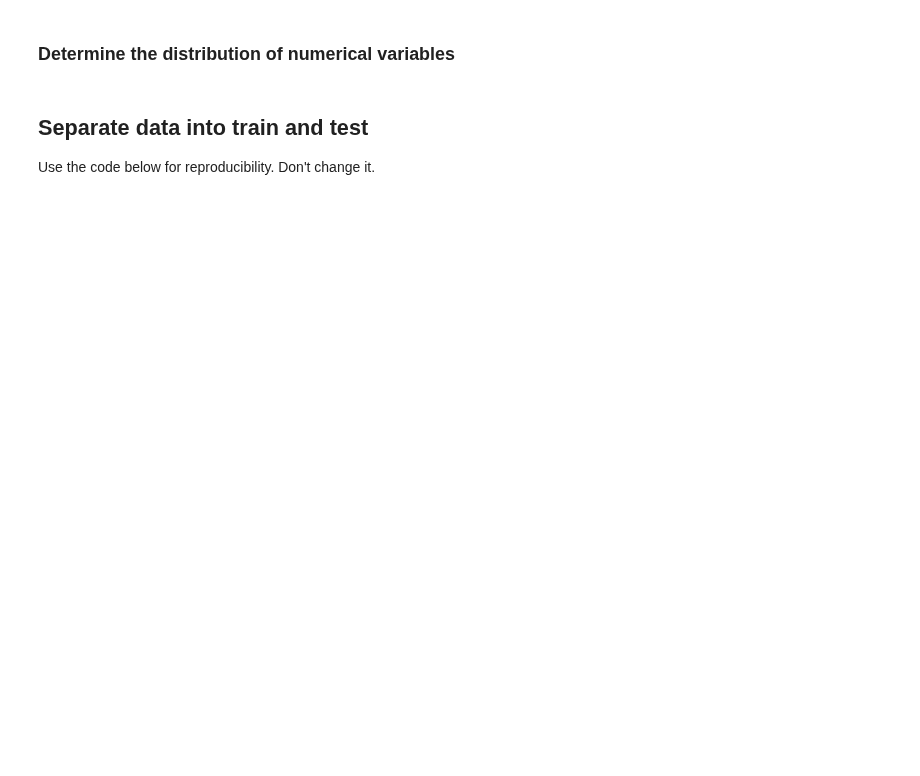
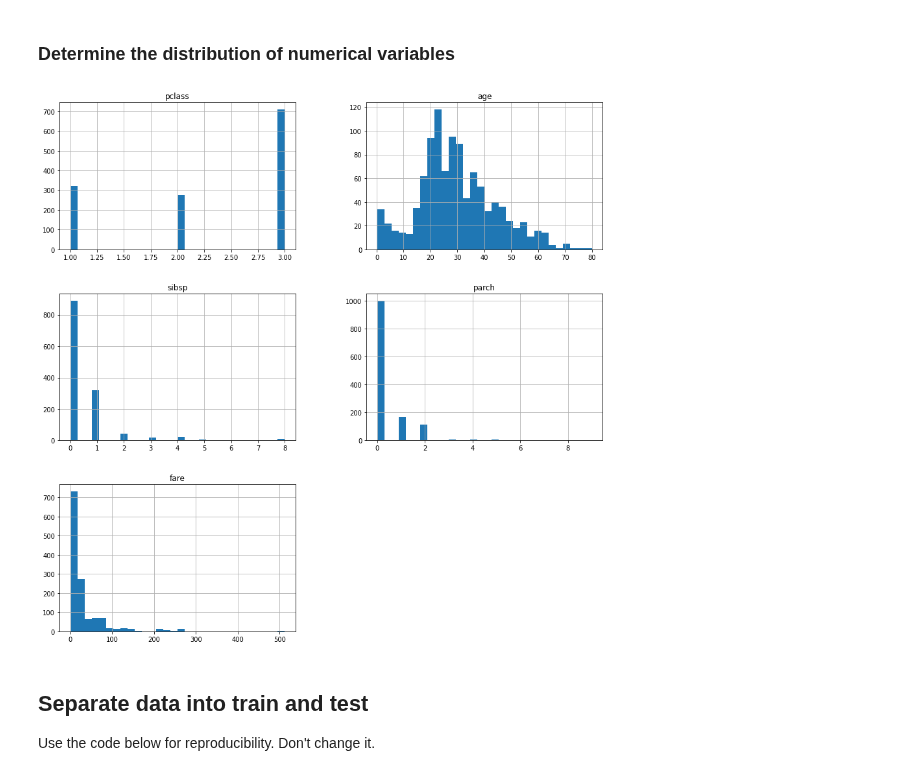
Before and after one commit to trainindata/deploying-machine-learning-models, a Jupyter notebook: section-04-research-and-development/titanic-assignment/01-predicting-survival-titanic-assignement.ipynb, the cells around one changed output. Cells and saved outputs as stored; diff of their text form; code cells hidden in the pictures; blank space fills up the shorter version.

```diff
--- a/section-04-research-and-development/titanic-assignment/01-predicting-survival-titanic-assignement.ipynb
+++ b/section-04-research-and-development/titanic-assignment/01-predicting-survival-titanic-assignement.ipynb
@@ -131,5 +171,10 @@ print('Number of categorical variables: {}'.format(len(vars_cat)))
 # %% [markdown]
 ### Determine the distribution of numerical variables
+# %%
+data[vars_num].hist(bins = 30, figsize = (15,15))
+plt.show()
+# %% [output]
+[figure, added]
 # %% [markdown]
 ## Separate data into train and test
 
```
Also changed, not shown: parts of 30 cells of this notebook.
